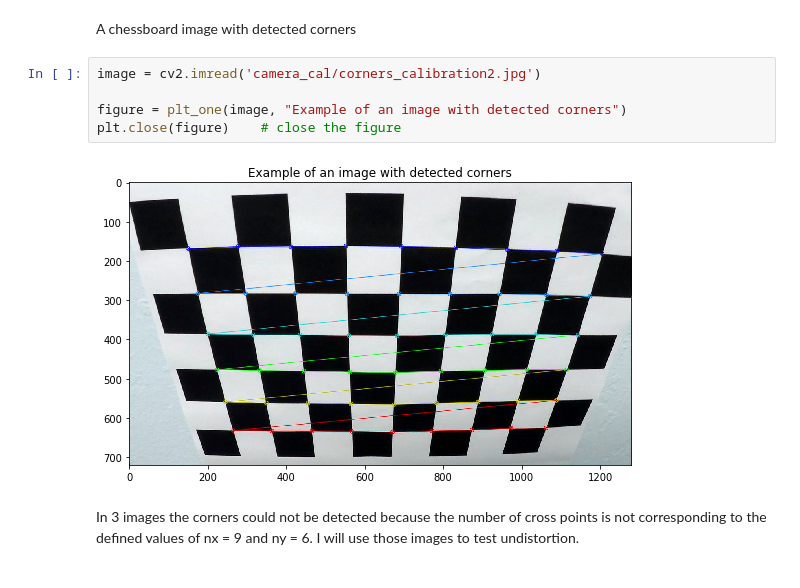
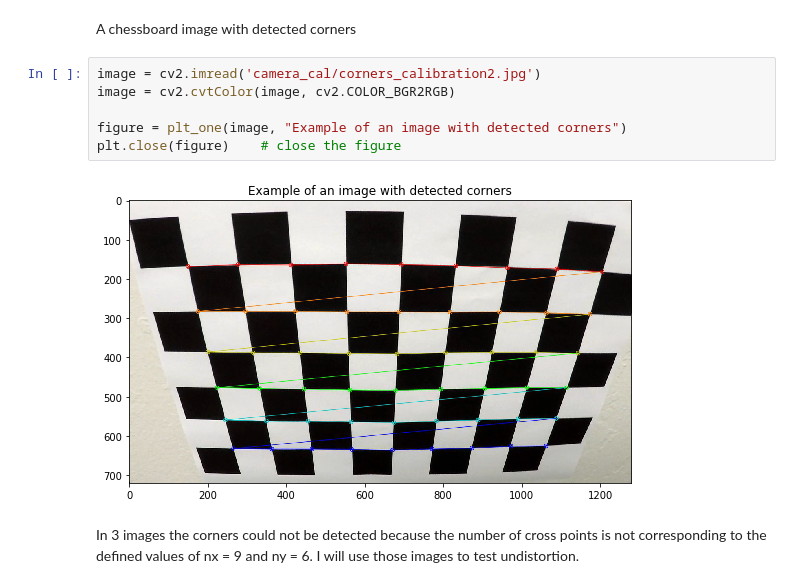
Before and after one commit to ek8203/CarND-Advanced-Lane-Lines, a Jupyter notebook: advanced_lane_finding.ipynb, the cells around one changed output. Drawn from its saved outputs; the diff is of its cells as text.

Commit message:
undist. tested on raw image and added to the pipeline

```diff
--- a/advanced_lane_finding.ipynb
+++ b/advanced_lane_finding.ipynb
@@ -122,11 +122,12 @@ def plt_two(image_1, image_2, title_1 = None, title_2 = None):
 A chessboard image with detected corners
 # %%
 image = cv2.imread('camera_cal/corners_calibration2.jpg')
+image = cv2.cvtColor(image, cv2.COLOR_BGR2RGB)
 
 figure = plt_one(image, "Example of an image with detected corners")
 plt.close(figure)    # close the figure
 # %% [output]
-[figure, old version]
+[figure, new version]
 # %% [markdown]
 In 3 images the corners could not be detected because the number of cross points is not corresponding to the defined values of nx = 9 and ny = 6. I will use those images to test undistortion.
 # %% [markdown]
```
Also changed, not shown: parts of 6 cells of this notebook.
